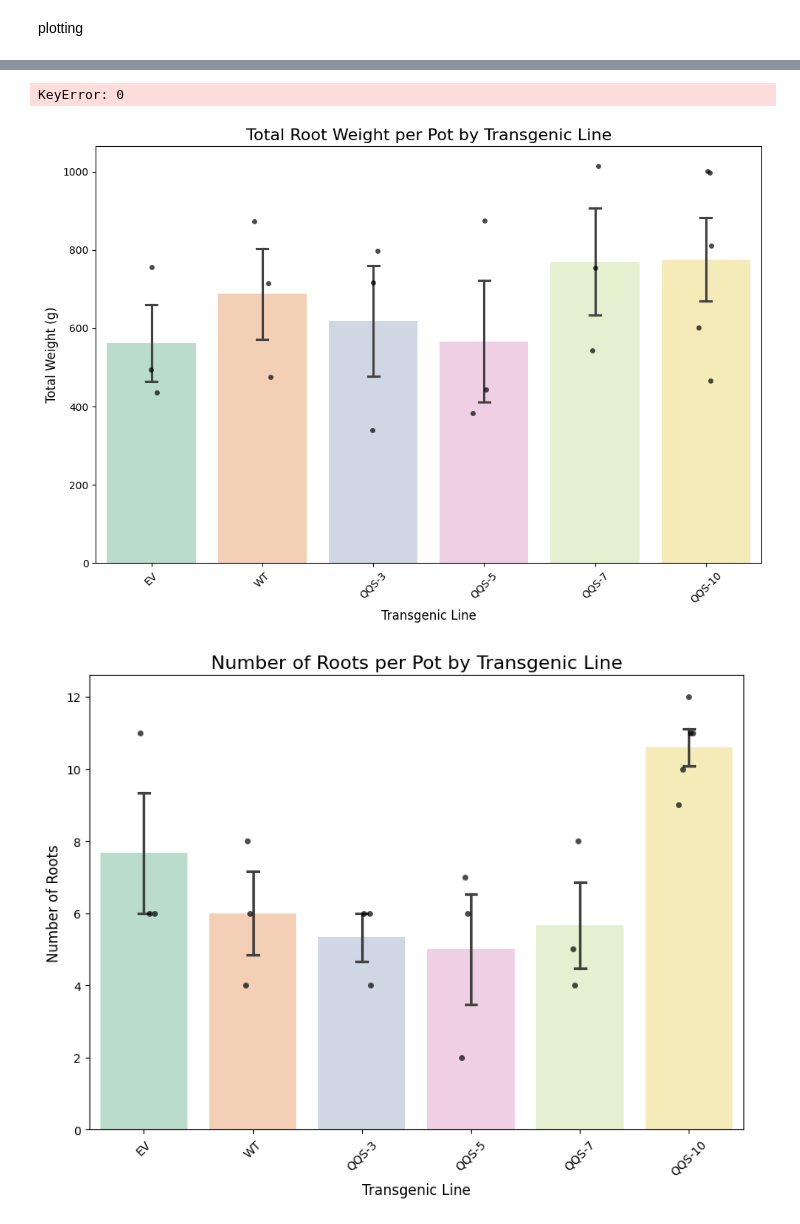
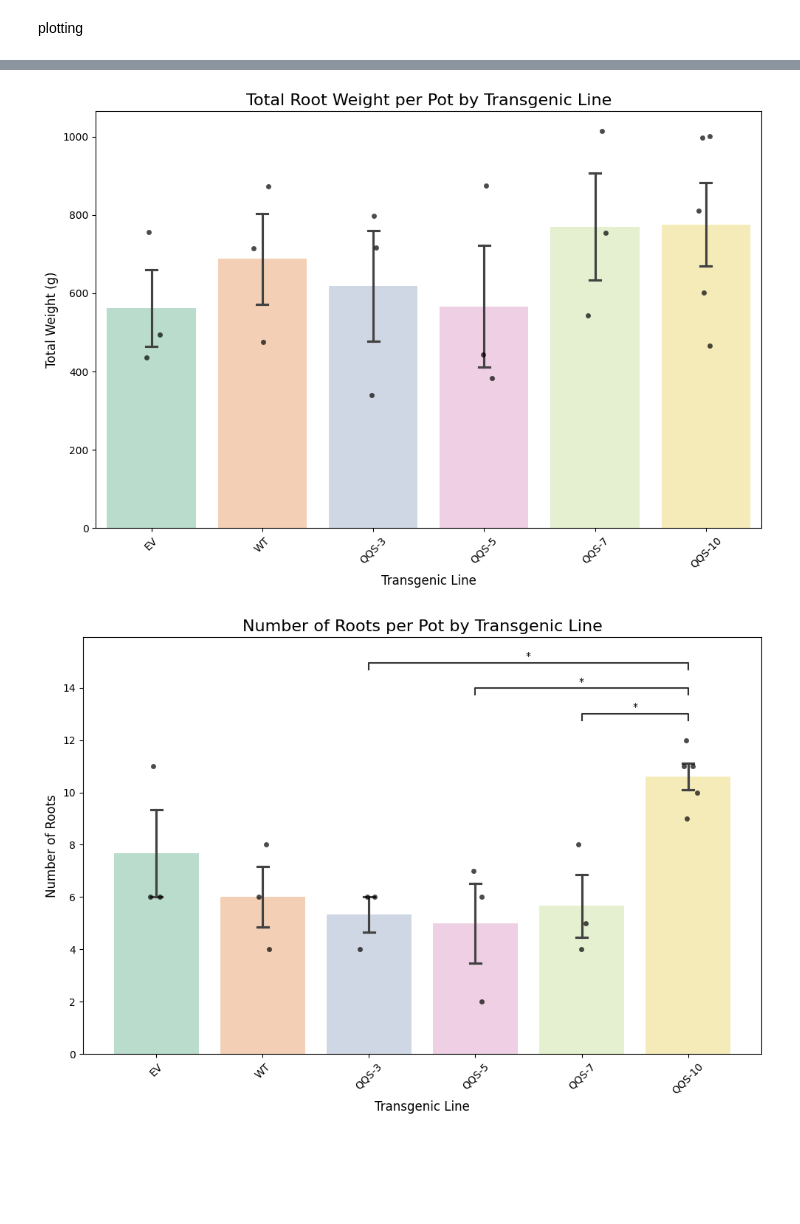
Before and after one commit to jimzhang629/QQS_plant_roots, a Jupyter notebook: src/analysis.ipynb, the cells around one changed output, grey strips where cells are left out. Drawn from its saved outputs; the diff is of its cells as text; code cells hidden in the pictures; blank space fills up the shorter version.

```diff
--- a/src/analysis.ipynb
+++ b/src/analysis.ipynb
@@ -151,7 +163,6 @@ Stats analysis complete. Saved t-test results.
 plotting
 # %%
 # Define a consistent order and color palette
-plot_order = ['EV', 'WT', 'QQS-3', 'QQS-5', 'QQS-7', 'QQS-10']
 palette = "Pastel2"
 stripplot_color = "black"
 
@@ -171,21 +182,25 @@ ax1.set_ylabel('Total Weight (g)', fontsize=12)
 ax1.set_xlabel('Transgenic Line', fontsize=12)
 ax1.tick_params(axis='x', rotation=45)
 
-# Add statistical annotations
-sig_pairs_weight = ttest_df_weight[ttest_df_weight['significant']]
-pairs = list(zip(sig_pairs_weight['line1'], sig_pairs_weight['line2']))
+# Add statistical annotations if present
+if len(ttest_df_weight) > 0 and 'line1' in ttest_df_weight.columns:
+    pairs = list(zip(ttest_df_weight['line1'], ttest_df_weight['line2']))
 
-if not pairs:
-    print("No significant pairs to annotate for Total Weight.")
+    if pairs:
+        print(f"Adding {len(pairs)} significance annotations...")
+        p_values = ttest_df_weight['p_adj'].tolist()
+
+        try:
+            annotator = Annotator(ax1, pairs, data=pot_df,
+                                 x='Transgenic_Line', y='Total_Weight',
+                                 order=plot_order)
+            annotator.configure(text_format='star', loc='inside', verbose=False)
+            annotator.set_pvalues_and_annotate(p_values)
+            print("✓ Annotations added successfully")
+        except Exception as e:
+            print(f"✗ Could not add annotations: {e}")
 else:
-    print(f"Annotating {len(pairs)} significant pairs for Total Weight.")
-    p_values = sig_pairs_weight['p_adj'].reset_index(drop=True)
-
-    annotator = Annotator(ax1, pairs, data=pot_df,
-                            x='Transgenic_Line', y='Total_Weight',
-                            order=plot_order)
-    annotator.configure(text_format='star', loc='inside', verbose=False)
-    annotator.set_pvalues_and_annotate(p_values)
+    print("No significant comparisons to annotate")
 
 plt.tight_layout()
 plt.savefig('total_weight_barplot.png')
@@ -207,21 +222,25 @@ ax2.set_ylabel('Number of Roots', fontsize=12)
 ax2.set_xlabel('Transgenic Line', fontsize=12)
 ax2.tick_params(axis='x', rotation=45)
 
-# Add statistical annotations
-sig_pairs_roots = ttest_df_roots[ttest_df_roots['significant']]
-pairs_roots = list(zip(sig_pairs_roots['line1'], sig_pairs_roots['line2']))
+# Add statistical annotations if present
+if len(ttest_df_roots) > 0 and 'line1' in ttest_df_roots.columns:
+    pairs_roots = list(zip(ttest_df_roots['line1'], ttest_df_roots['line2']))
 
-if not pairs_roots:
-    print("No significant pairs to annotate for Number of Roots.")
+    if pairs_roots:
+        print(f"Adding {len(pairs_roots)} significance annotations...")
+        p_values_roots = ttest_df_roots['p_adj'].tolist()
+
+        try:
+            annotator_roots = Annotator(ax2, pairs_roots, data=pot_df,
+                                       x='Transgenic_Line', y='Number_of_Roots',
+                                       order=plot_order)
+            annotator_roots.configure(text_format='star', loc='inside', verbose=False)
+            annotator_roots.set_pvalues_and_annotate(p_values_roots)
+            print("✓ Annotations added successfully")
+        except Exception as e:
+            print(f"✗ Could not add annotations: {e}")
 else:
-    print(f"Annotating {len(pairs_roots)} significant pairs for Number of Roots.")
-    p_values_roots = sig_pairs_roots['p_adj'].reset_index(drop=True)
-
-    annotator_roots = Annotator(ax2, pairs_roots, data=pot_df,
-                                x='Transgenic_Line', y='Number_of_Roots',
-                                order=plot_order)
-    annotator_roots.configure(text_format='star', loc='inside', verbose=False)
-    annotator_roots.set_pvalues_and_annotate(p_values_roots)
+    print("No significant comparisons to annotate")
 
 plt.tight_layout()
 plt.savefig('number_of_roots_barplot.png')
@@ -236,10 +259,9 @@ Annotating 1 significant pairs for Number of Roots.
 Passing `palette` without assigning `hue` is deprecated and will be removed in v0.14.0. Assign the `x` variable to `hue` and set `legend=False` for the same effect.
 
   ax1 = sns.barplot(x='Transgenic_Line', y='Total_Weight', data=pot_df,
 
 Passing `palette` without assigning `hue` is deprecated and will be removed in v0.14.0. Assign the `x` variable to `hue` and set `legend=False` for the same effect.
 
   ax2 = sns.barplot(x='Transgenic_Line', y='Number_of_Roots', data=pot_df,
-KeyError: 0
-[figure, old version]
+[figure, new version]
-[figure, old version]
+[figure, new version]
```
Also changed, not shown: parts of 2 cells of this notebook, 4 other files.
